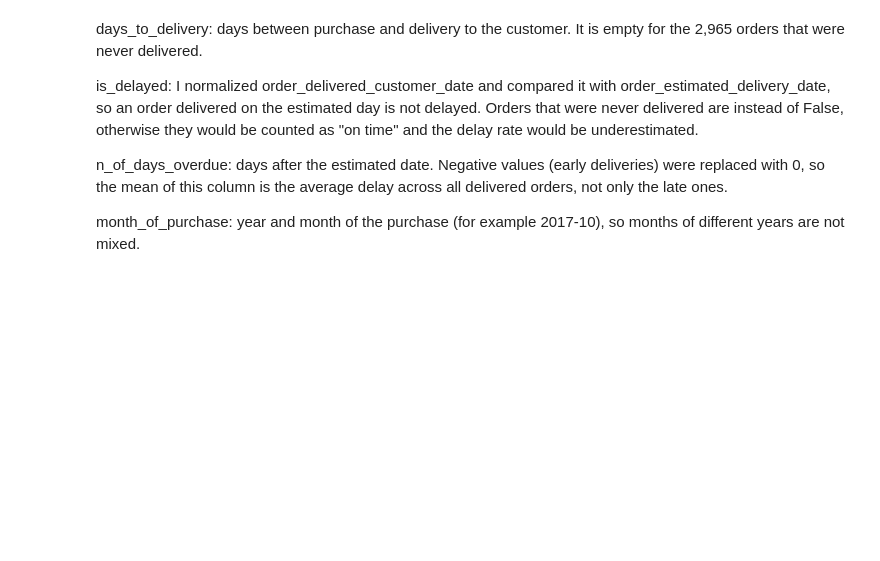
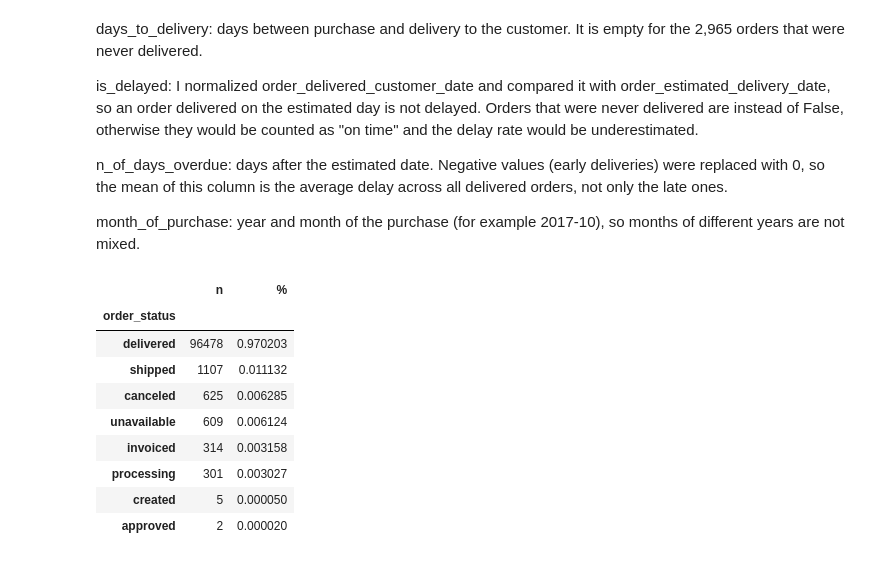
Before and after one commit to marin2808/project-olist, a Jupyter notebook: notebooks/02_limpeza.ipynb, the cells around one changed output. Cells and saved outputs as stored; diff of their text form; code cells hidden in the pictures; blank space fills up the shorter version.

```diff
--- a/notebooks/02_limpeza.ipynb
+++ b/notebooks/02_limpeza.ipynb
@@ -446,3 +444,18 @@ is_delayed: I normalized order_delivered_customer_date and compared it with orde
 n_of_days_overdue: days after the estimated date. Negative values (early deliveries) were replaced with 0, so the mean of this column is the average delay across all delivered orders, not only the late ones.
 
 month_of_purchase: year and month of the purchase (for example 2017-10), so months of different years are not mixed.
+# %%
+count_per_status = orders_clean["order_status"].value_counts()
+percentage_status = count_per_status /  len(orders_clean)
+pd.DataFrame({"n": count_per_status, "%": percentage_status})
+# %% [output]
+|  | n | % |
+| order_status |  |  |
+| delivered | 96478 | 0.970203 |
+| shipped | 1107 | 0.011132 |
+| canceled | 625 | 0.006285 |
+| unavailable | 609 | 0.006124 |
+| invoiced | 314 | 0.003158 |
+| processing | 301 | 0.003027 |
+| created | 5 | 0.000050 |
+| approved | 2 | 0.000020 |
```
Also changed, not shown: parts of 4 cells of this notebook.
